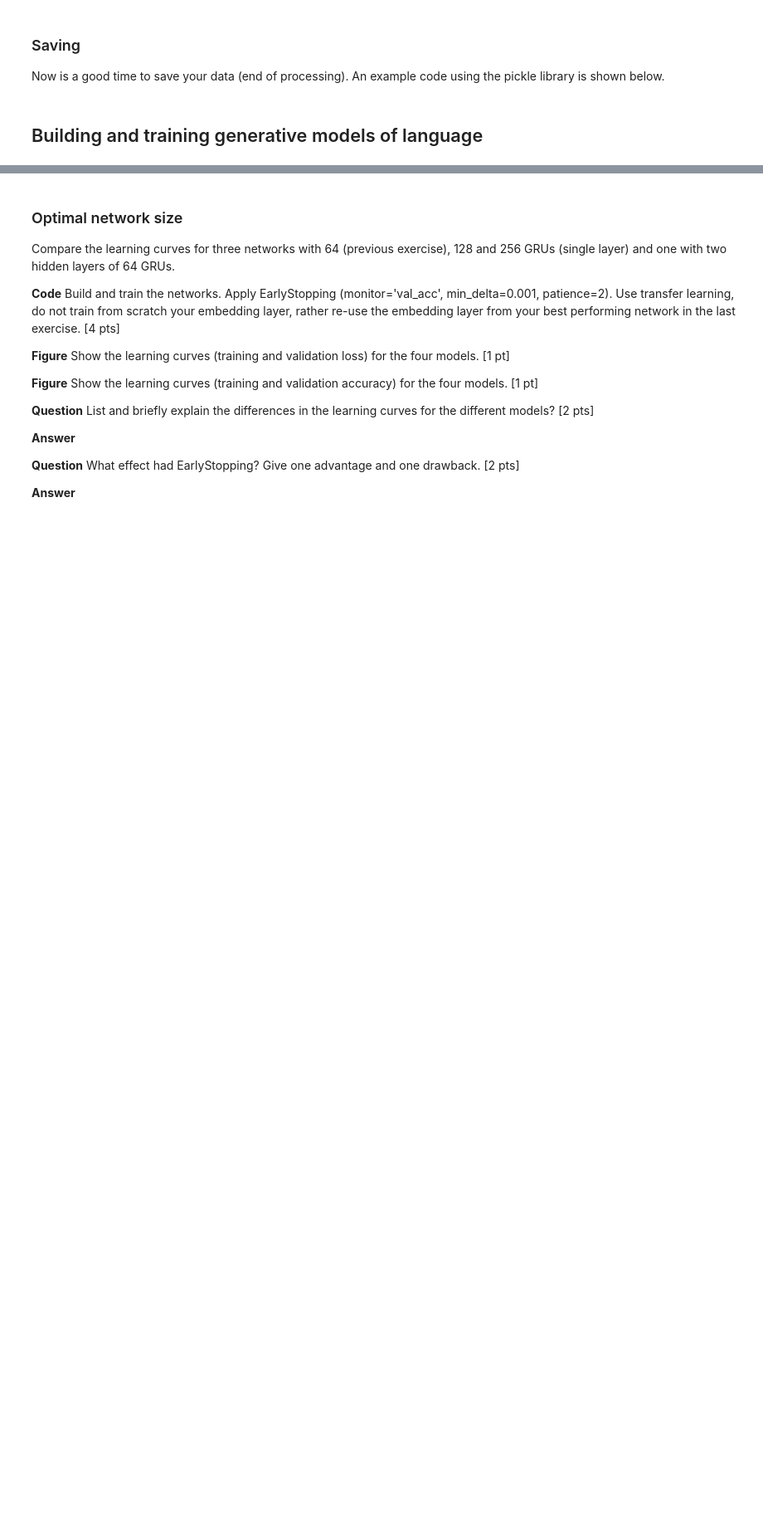
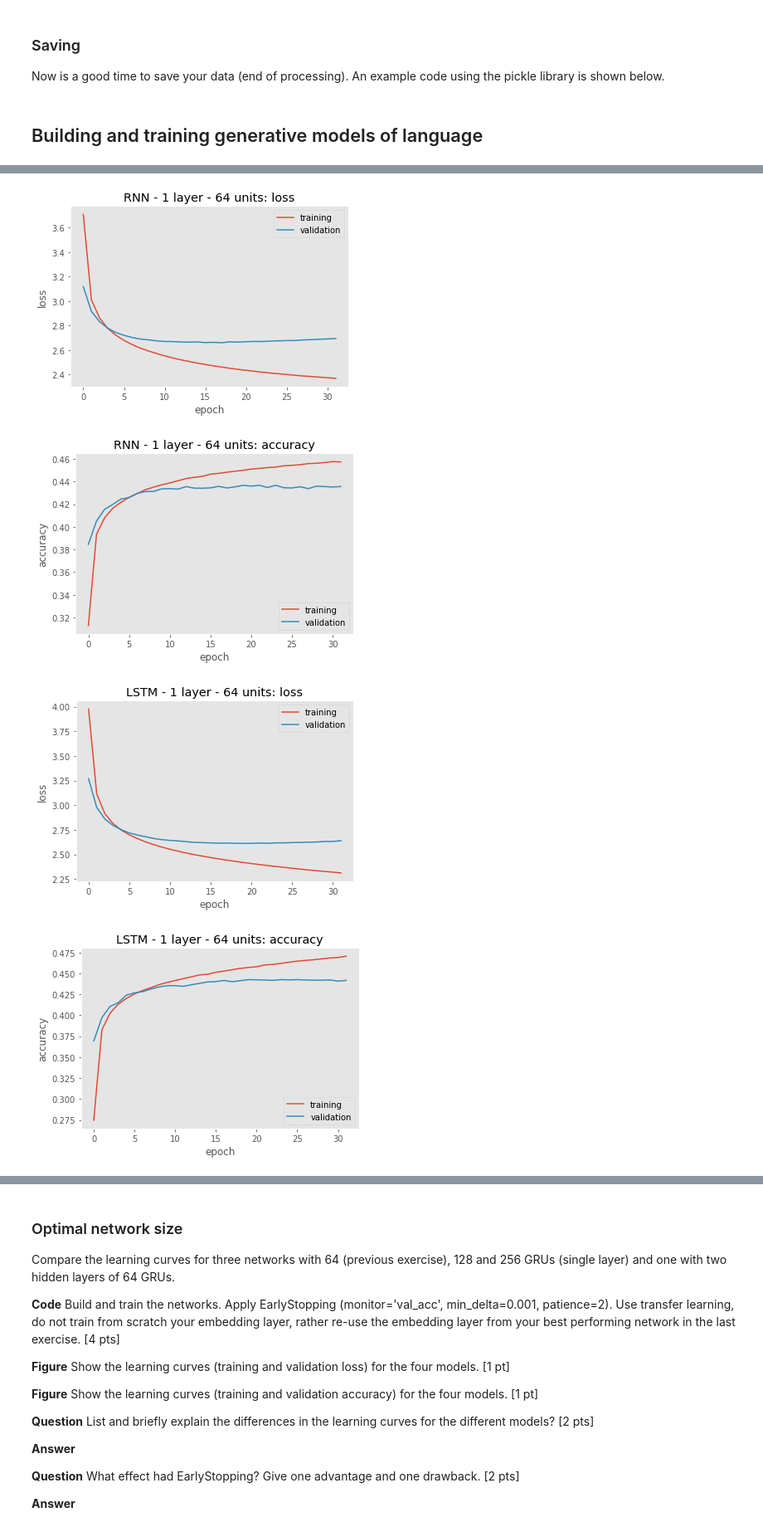
Before and after one commit to mikanikos/ANN-Chatbot, a Jupyter notebook: andrea/miniproject2_ChatBot.ipynb, the cells around one changed output, grey strips where cells are left out. Shown: that part at 83% size. Saved outputs shown, nothing was run; the diff lists cells and outputs as text; code cells hidden in the pictures; blank space fills up the shorter version.

```diff
--- a/andrea/miniproject2_ChatBot.ipynb
+++ b/andrea/miniproject2_ChatBot.ipynb
@@ -509,0 +533,10 @@ KeyboardInterrupt:
+# %%
+# Plotting learning curves for each of the 4 models
+plot_learning_curves(models["SimpleRNN_1_64_128"].history, "RNN - 1 layer - 64 units")
+plot_learning_curves(models["LSTM_1_64_128"].history, "LSTM - 1 layer - 64 units")
+plot_learning_curves(models["GRU_1_64_128"].history, "GRU - 1 layer - 64 units")
+# %% [output]
+[figure, added]
+[figure, added]
+[figure, added]
+[figure, added]
```
Also changed, not shown: parts of 23 cells of this notebook.
